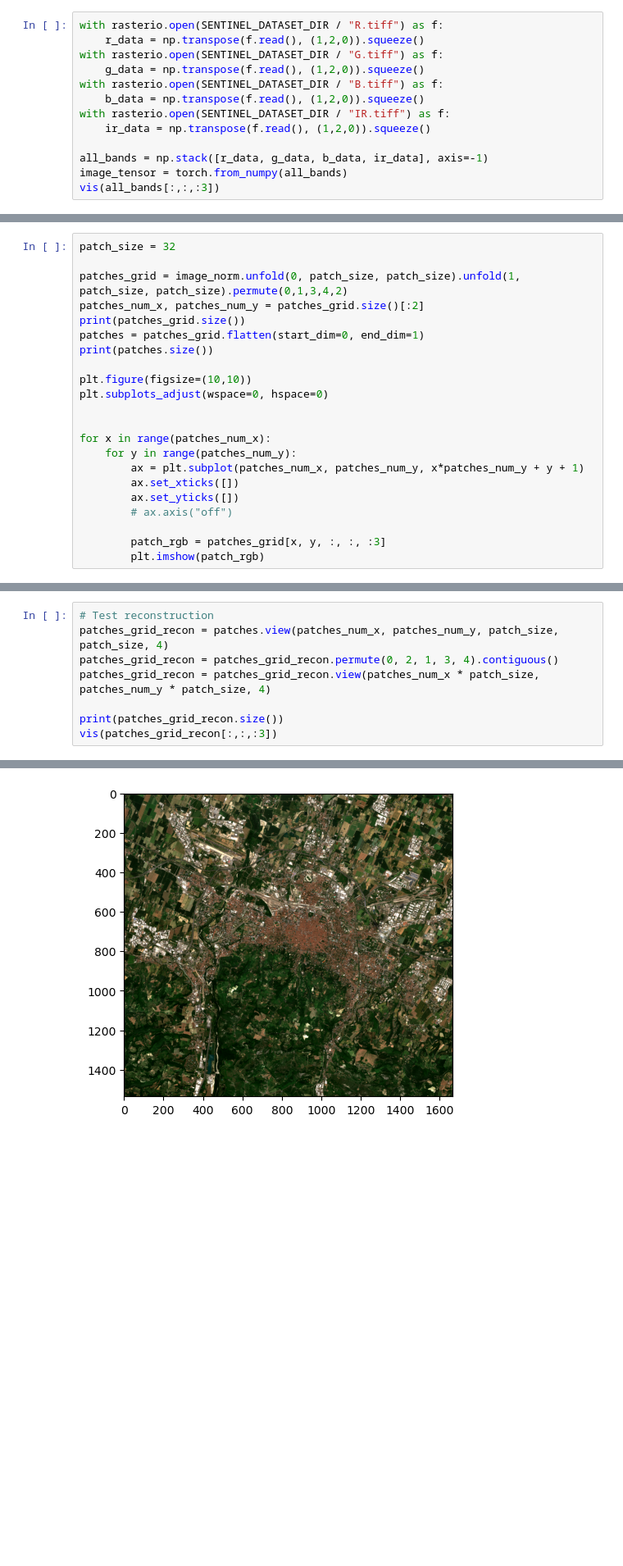
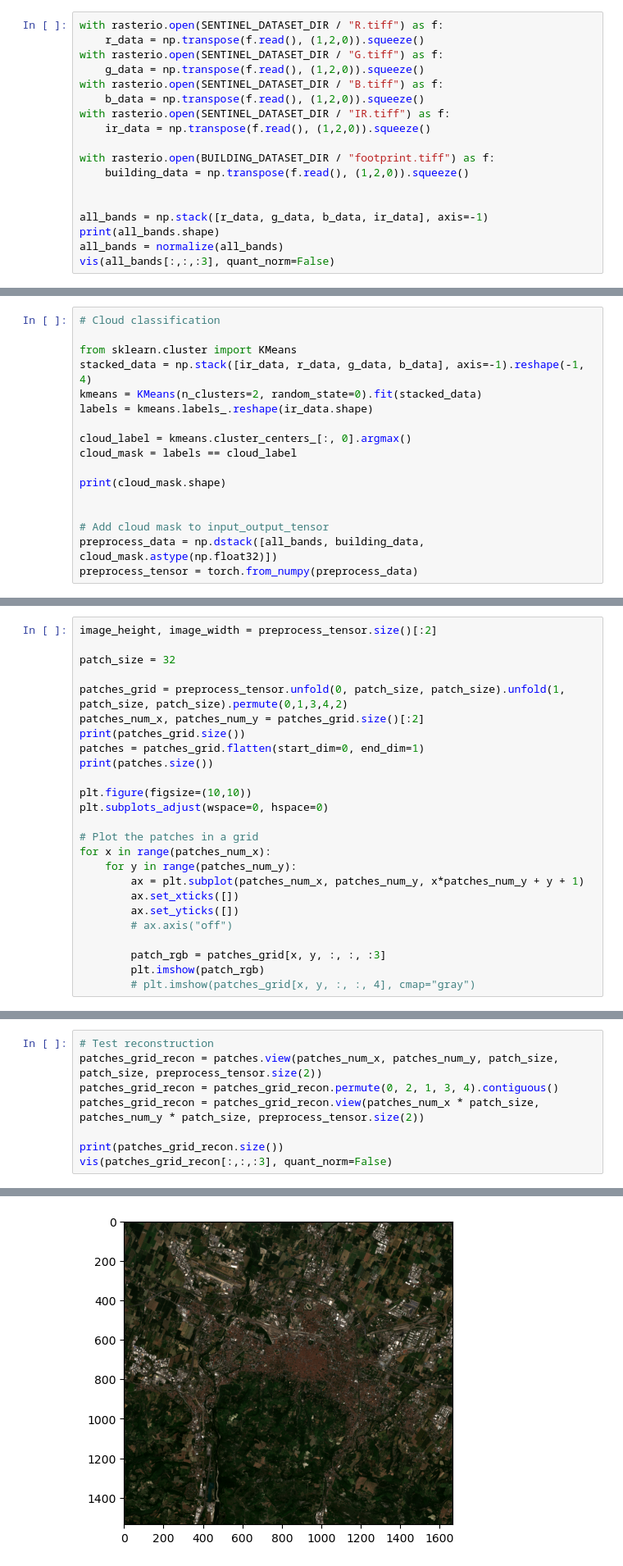
Before and after one commit to nomorehumor/Sentinel-Segmentation, a Jupyter notebook: preparation.ipynb, the cells around one changed output, grey strips where cells are left out. Shown at 82% size. Cells and saved outputs as stored; diff of their text form; blank space fills up the shorter version.

```diff
--- a/preparation.ipynb
+++ b/preparation.ipynb
@@ -30,7 +37,12 @@ with rasterio.open(SENTINEL_DATASET_DIR / "B.tiff") as f:
 with rasterio.open(SENTINEL_DATASET_DIR / "IR.tiff") as f:
     ir_data = np.transpose(f.read(), (1,2,0)).squeeze()
 
+with rasterio.open(BUILDING_DATASET_DIR / "footprint.tiff") as f:
+    building_data = np.transpose(f.read(), (1,2,0)).squeeze()
+
+
 all_bands = np.stack([r_data, g_data, b_data, ir_data], axis=-1)
-image_tensor = torch.from_numpy(all_bands)
-vis(all_bands[:,:,:3])
+print(all_bands.shape)
+all_bands = normalize(all_bands)
+vis(all_bands[:,:,:3], quant_norm=False)
 # %% [output]
@@ -37,0 +55,17 @@ vis(all_bands[:,:,:3])
+# %%
+# Cloud classification
+
+from sklearn.cluster import KMeans
+stacked_data = np.stack([ir_data, r_data, g_data, b_data], axis=-1).reshape(-1, 4)
+kmeans = KMeans(n_clusters=2, random_state=0).fit(stacked_data)
+labels = kmeans.labels_.reshape(ir_data.shape)
+
+cloud_label = kmeans.cluster_centers_[:, 0].argmax()
+cloud_mask = labels == cloud_label
+
+print(cloud_mask.shape)
+
+
+# Add cloud mask to input_output_tensor
+preprocess_data = np.dstack([all_bands, building_data, cloud_mask.astype(np.float32)])
+preprocess_tensor = torch.from_numpy(preprocess_data)
@@ -51,7 +82,9 @@ image_height, image_width
 # %%
+image_height, image_width = preprocess_tensor.size()[:2]
+
 patch_size = 32
 
-patches_grid = image_norm.unfold(0, patch_size, patch_size).unfold(1, patch_size, patch_size).permute(0,1,3,4,2)
+patches_grid = preprocess_tensor.unfold(0, patch_size, patch_size).unfold(1, patch_size, patch_size).permute(0,1,3,4,2)
 patches_num_x, patches_num_y = patches_grid.size()[:2]
 print(patches_grid.size())
 patches = patches_grid.flatten(start_dim=0, end_dim=1)
@@ -60,7 +93,7 @@ print(patches.size())
 plt.figure(figsize=(10,10))
 plt.subplots_adjust(wspace=0, hspace=0)
 
-
+# Plot the patches in a grid
 for x in range(patches_num_x):
     for y in range(patches_num_y):
         ax = plt.subplot(patches_num_x, patches_num_y, x*patches_num_y + y + 1)
@@ -70,4 +103,5 @@ for x in range(patches_num_x):
 
         patch_rgb = patches_grid[x, y, :, :, :3]
         plt.imshow(patch_rgb)
+        # plt.imshow(patches_grid[x, y, :, :, 4], cmap="gray")
 # %% [output]
@@ -76,10 +110,10 @@ torch.Size([2496, 32, 32, 4])
 [figure]
 # %%
 # Test reconstruction
-patches_grid_recon = patches.view(patches_num_x, patches_num_y, patch_size, patch_size, 4)
+patches_grid_recon = patches.view(patches_num_x, patches_num_y, patch_size, patch_size, preprocess_tensor.size(2))
 patches_grid_recon = patches_grid_recon.permute(0, 2, 1, 3, 4).contiguous()
-patches_grid_recon = patches_grid_recon.view(patches_num_x * patch_size, patches_num_y * patch_size, 4)
+patches_grid_recon = patches_grid_recon.view(patches_num_x * patch_size, patches_num_y * patch_size, preprocess_tensor.size(2))
 
 print(patches_grid_recon.size())
-vis(patches_grid_recon[:,:,:3])
+vis(patches_grid_recon[:,:,:3], quant_norm=False)
 # %% [output]
@@ -87,2 +121,2 @@ torch.Size([48, 52, 32, 32, 4])
-[figure, old version]
+[figure, new version]
 # %%
```
Also changed, not shown: parts of 11 cells of this notebook.
